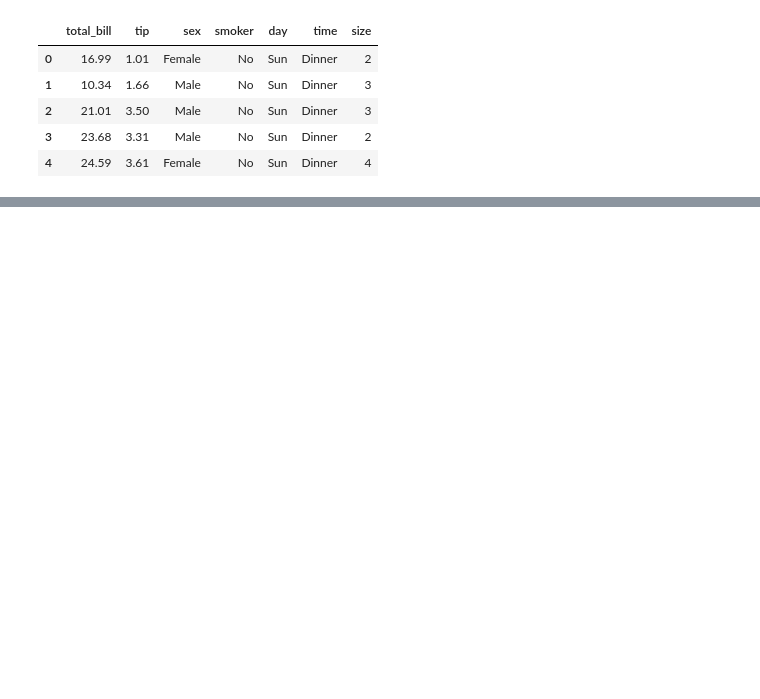
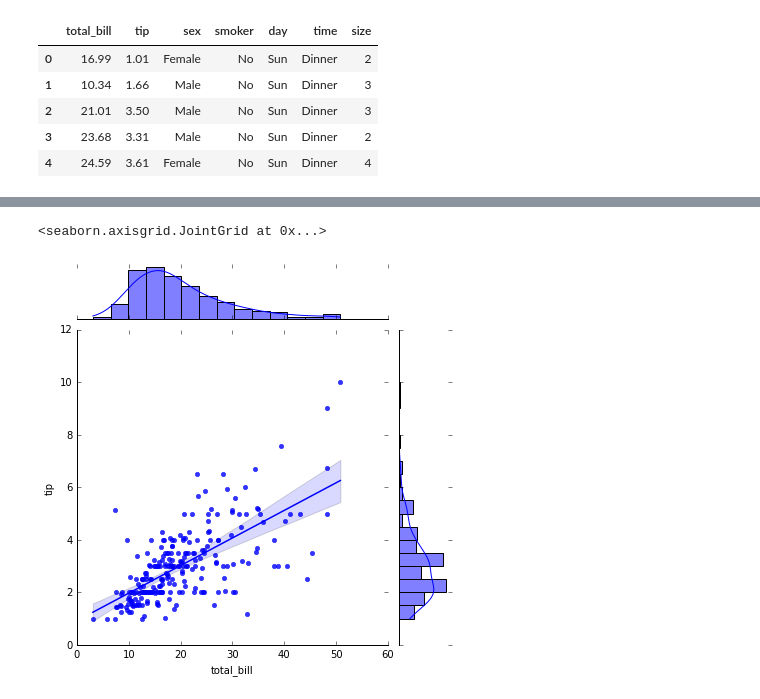
Before and after one commit to alisonjing/Udemy-Data-Science-and-ML-with-Python-course, a Jupyter notebook: 06-Data-Visualization-with-Seaborn/Section 9_Seaborn_self_practice.ipynb, the cells around one changed output, grey strips where cells are left out. Cells and saved outputs as stored; diff of their text form; code cells hidden in the pictures; blank space fills up the shorter version.

```diff
--- a/06-Data-Visualization-with-Seaborn/Section 9_Seaborn_self_practice.ipynb
+++ b/06-Data-Visualization-with-Seaborn/Section 9_Seaborn_self_practice.ipynb
@@ -33,0 +46,8 @@ sns.jointplot(x='total_bill', y='tip', data=tips, kind='hex') # two distribution
+# %%
+# Regression Plot
+import scipy.stats as stats
+
+sns.jointplot(x='total_bill',y='tip',data=tips,kind='reg') # two distribution plots jointed together, in between it's a scatterplot
+# %% [output]
+<seaborn.axisgrid.JointGrid at 0x...>
+[figure, added]
```
Also changed, not shown: parts of 7 cells of this notebook.
